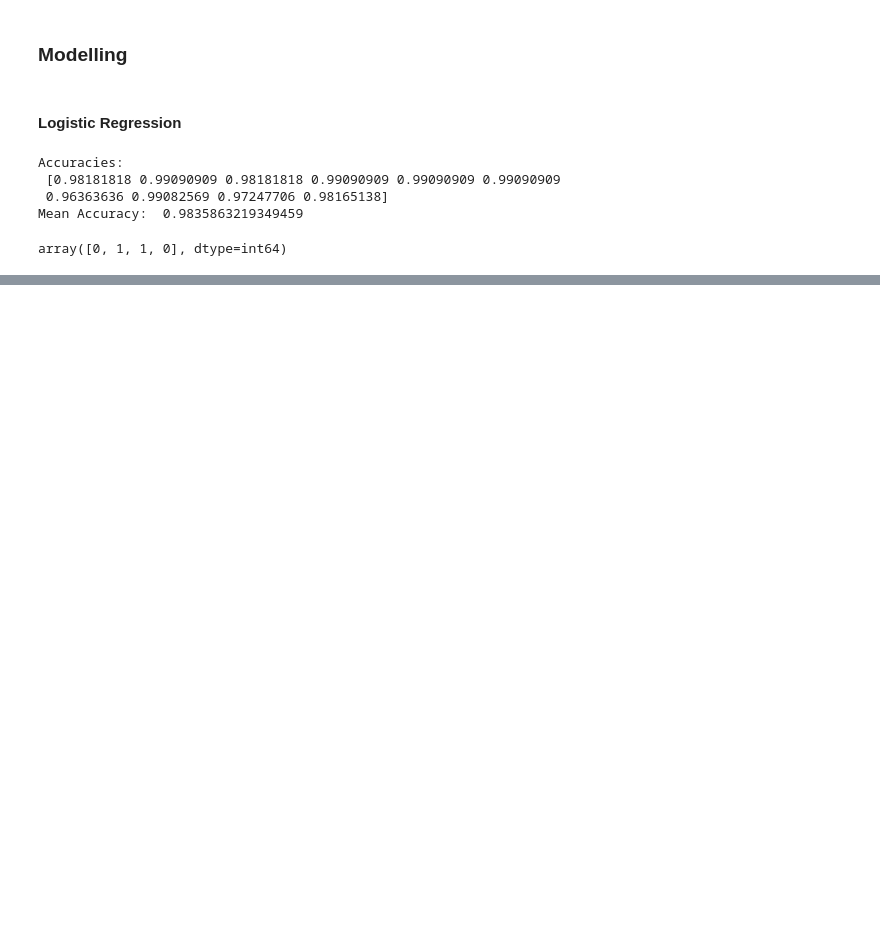
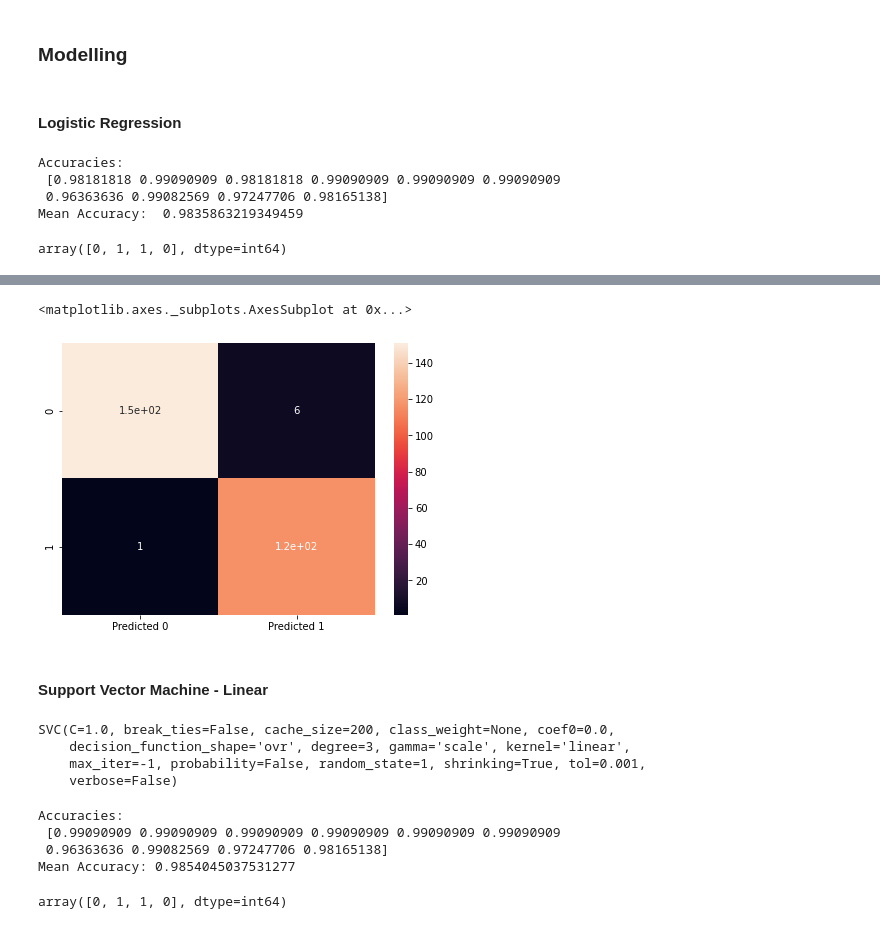
Before and after one commit to sukesh-reddy/Bank-Note-Analysis, a Jupyter notebook: Bank Note Analysis.ipynb, the cells around one changed output, grey strips where cells are left out. Saved outputs shown, nothing was run; the diff lists cells and outputs as text; code cells hidden in the pictures; blank space fills up the shorter version.

```diff
--- a/Bank Note Analysis.ipynb
+++ b/Bank Note Analysis.ipynb
@@ -177,3 +177,8 @@ classifier_pred = classifier.predict(X_test)
 classifier_pred[1:5]
 # %% [output]
 array([0, 1, 1, 0], dtype=int64)
+# %%
+cm = confusion_matrix(y_test,
+                      classifier_pred,
+                      labels=[0,1])
+df_cm = pd.DataFrame(cm,index=[i for i in [0,1]],columns=[i for i in ['Predicted 0','Predicted 1']])
@@ -179,0 +187,5 @@ array([0, 1, 1, 0], dtype=int64)
+# %%
+plt.figure(figsize=(7,5))
+sns.heatmap(df_cm,
+           annot=True)
+# %% [output]
@@ -179,0 +194,16 @@ array([0, 1, 1, 0], dtype=int64)
+<matplotlib.axes._subplots.AxesSubplot at 0x...>
+[figure, added]
+# %% [markdown]
+#### Support Vector Machine - Linear
+# %%
+from sklearn.svm import SVC
+
+svm_classifier = SVC(random_state=1,
+         kernel='linear')
+
+svm_classifier.fit(X_train,y_train)
+# %% [output]
+SVC(C=1.0, break_ties=False, cache_size=200, class_weight=None, coef0=0.0,
+    decision_function_shape='ovr', degree=3, gamma='scale', kernel='linear',
+    max_iter=-1, probability=False, random_state=1, shrinking=True, tol=0.001,
+    verbose=False)
@@ -179,0 +215,14 @@ array([0, 1, 1, 0], dtype=int64)
+# %%
+print('Accuracies:\n',svm_accuracies)
+print('Mean Accuracy:',svm_accuracies.mean())
+# %% [output]
+Accuracies:
+ [0.99090909 0.99090909 0.99090909 0.99090909 0.99090909 0.99090909
+ 0.96363636 0.99082569 0.97247706 0.98165138]
+Mean Accuracy: 0.9854045037531277
+# %%
+y_pred = svm_classifier.predict(X_test)
+
+y_pred[1:5]
+# %% [output]
+array([0, 1, 1, 0], dtype=int64)
```
Also changed, not shown: parts of 33 cells of this notebook, 1 other file.
